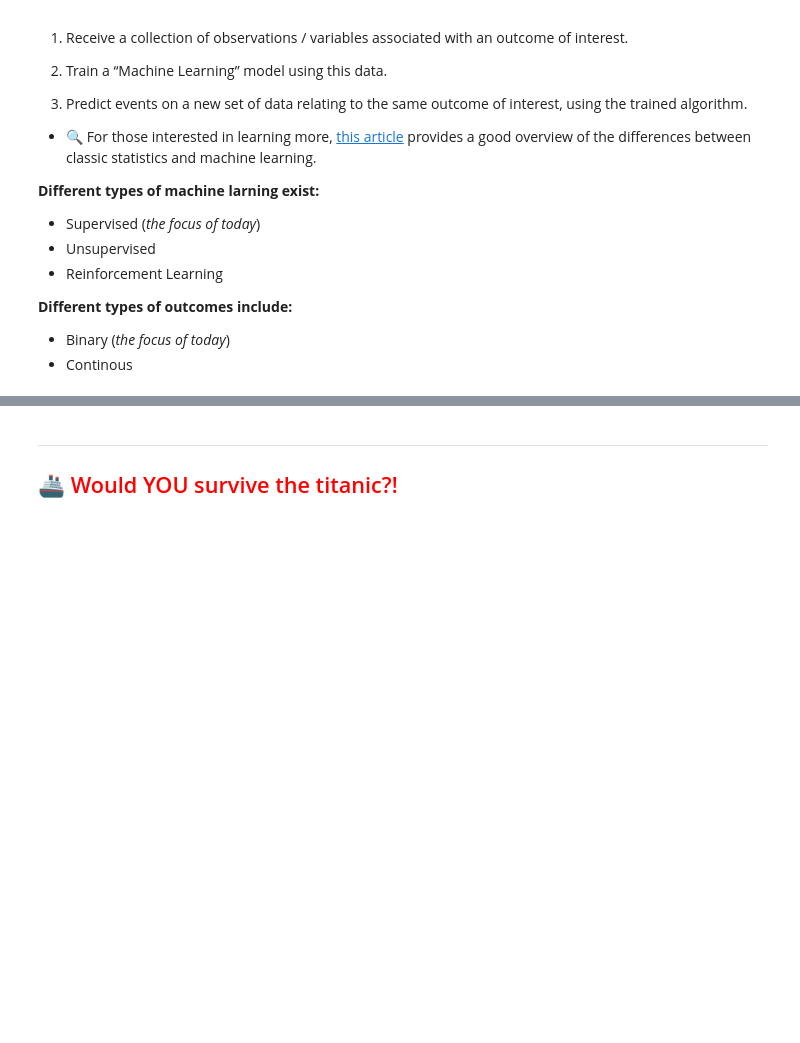
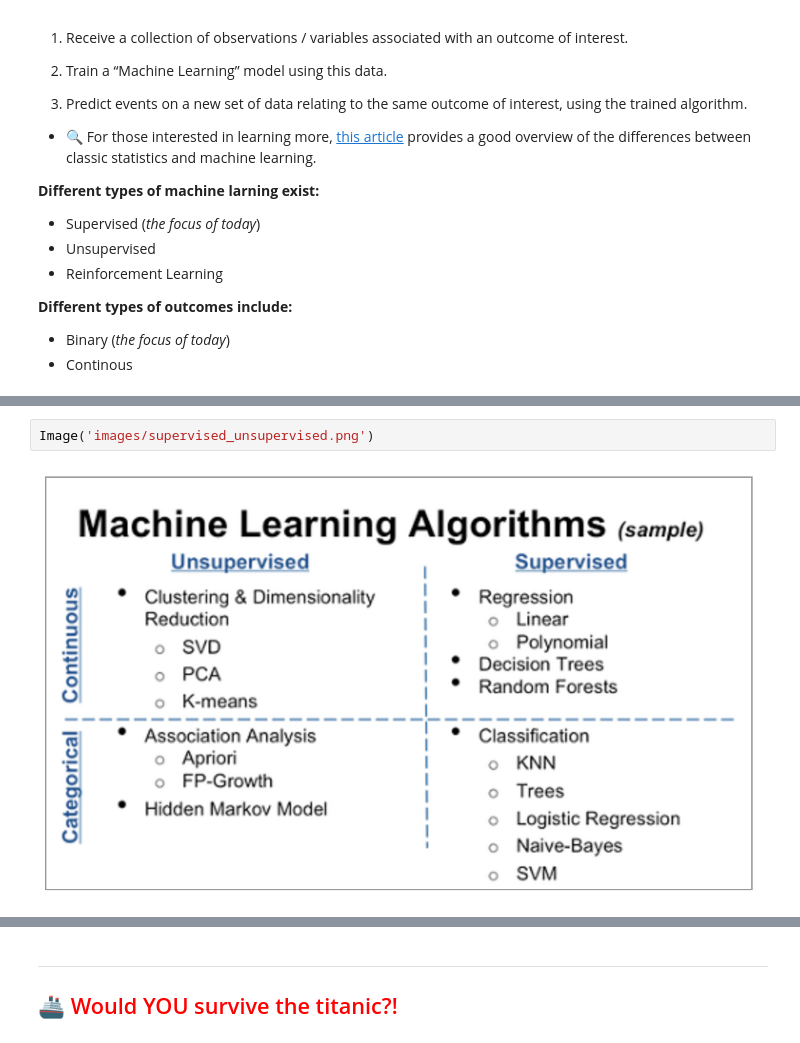
Before and after one commit to DrJodieLord/python_teaching_material, a Jupyter notebook: Session4/Session4.ipynb, the cells around one changed output, grey strips where cells are left out. Drawn from its saved outputs; the diff is of its cells as text; blank space fills up the shorter version.

```diff
--- a/Session4/Session4.ipynb
+++ b/Session4/Session4.ipynb
@@ -127,0 +124,4 @@ ______________________
+# %%
+Image('images/supervised_unsupervised.png')
+# %% [output]
+[figure, added]
```
Also changed, not shown: parts of 11 cells of this notebook.
